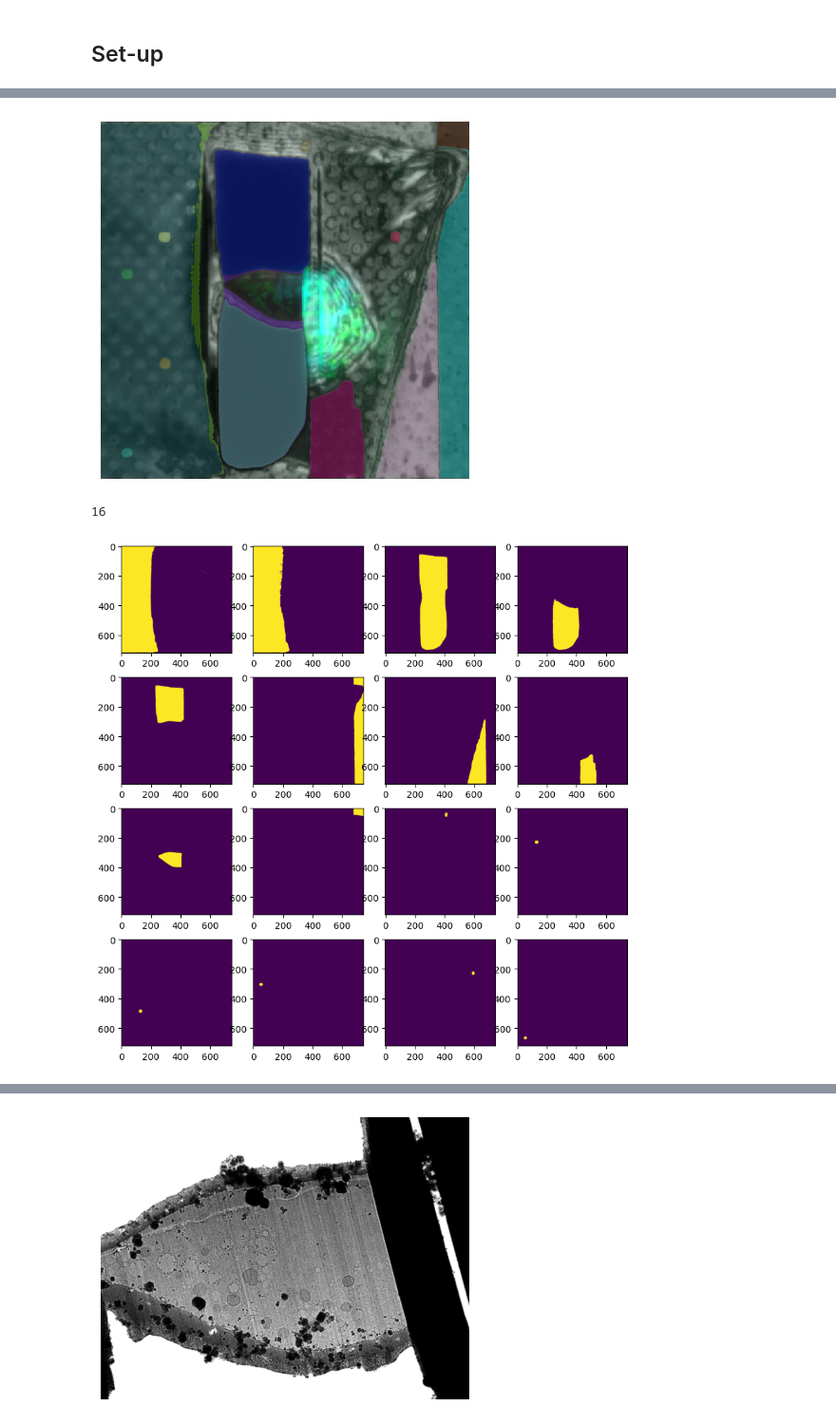
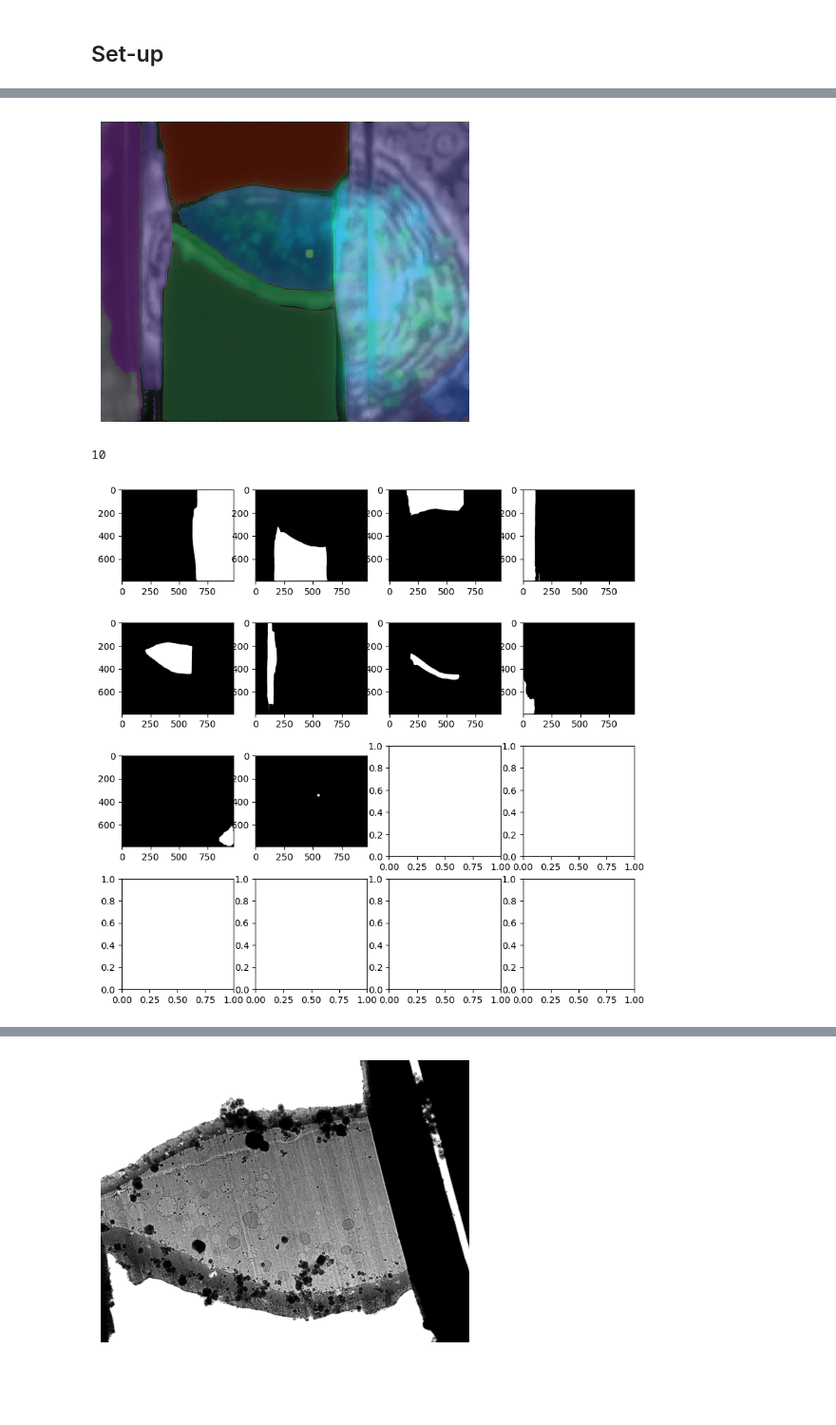
Before and after one commit to Sarztak/flm-tem-correlation, a Jupyter notebook: automatic_mask_generator_flm_tem.ipynb, the cells around one changed output, grey strips where cells are left out. Shown at 95% size. Saved outputs shown, nothing was run; the diff lists cells and outputs as text; code cells hidden in the pictures; blank space fills up the shorter version.

```diff
--- a/automatic_mask_generator_flm_tem.ipynb
+++ b/automatic_mask_generator_flm_tem.ipynb
@@ -79,7 +77,7 @@ sam.to(device=device)
 # %%
 mask_generator = SamAutomaticMaskGenerator(
     model=sam,
-    points_per_side=8,
+    points_per_side=32,
     pred_iou_thresh=0.86,
     stability_score_thresh=0.92,
     # crop_n_layers=1,
@@ -87,5 +85,5 @@ mask_generator = SamAutomaticMaskGenerator(
     # min_mask_region_area=100
 )
 # %%
-image_flm_coloured = show_image('/content/flm_coloured.png')
+image_flm_coloured = show_image('/content/flm_coloured_2.png')
 # %% [output]
@@ -95,20 +93,20 @@ masks_flm_coloured = mask_generator.generate(image_flm_coloured)
 # %%
 show_mask_over_image(masks_flm_coloured, image_flm_coloured)
 # %% [output]
-[figure, old version]
+[figure, new version]
 # %%
 # arrange the masks by the decreasing area
 masks_flm_coloured = sorted(masks_flm_coloured, key=lambda x: -x['area'])
 # %%
 len(masks_flm_coloured)
 # %% [output]
-16
+10
 # %%
 # total 13 masks 4 x 3 grid
 fig, ax = plt.subplots(4, 4, figsize=(10, 10))
 for i in range(len(masks_flm_coloured)):
     row = i // 4
     col = i % 4
-    ax[row, col].imshow(masks_flm_coloured[i]['segmentation'])
+    ax[row, col].imshow(masks_flm_coloured[i]['segmentation'], cmap='gray')
 # %% [output]
-[figure, old version]
+[figure, new version]
```
Also changed, not shown: parts of 20 cells of this notebook.
